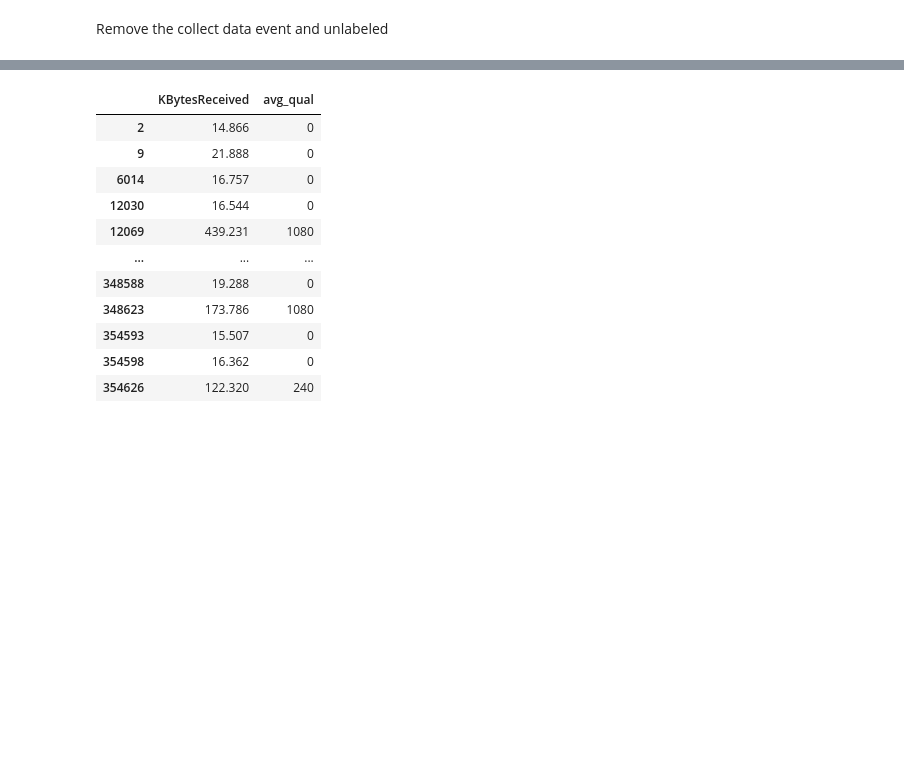
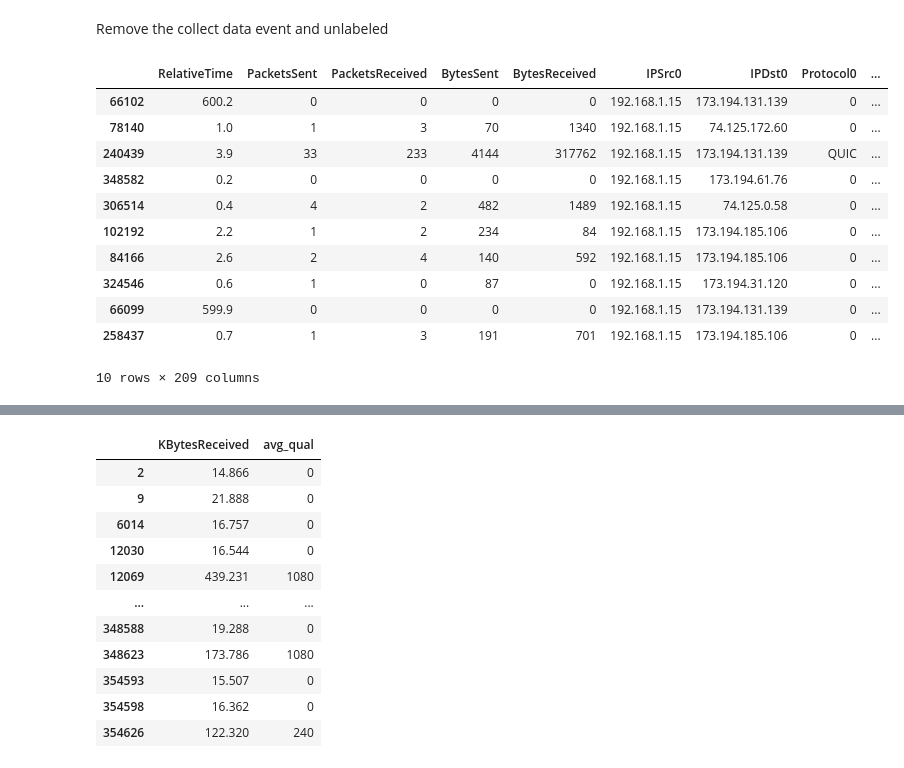
Before and after one commit to gao-keyong/requet, a Jupyter notebook: preprocessing.ipynb, the cells around one changed output, grey strips where cells are left out. Drawn from its saved outputs; the diff is of its cells as text; code cells hidden in the pictures; blank space fills up the shorter version.

```diff
--- a/preprocessing.ipynb
+++ b/preprocessing.ipynb
@@ -148,6 +150,21 @@ Remove the collect data event and unlabeled
 # %%
 df = df [df['CollectData']!=1]  #!why
 df = df [df['UnlabelledQuality']!=1]
+# %%
+df.sample(10)
+# %% [output]
+|  | RelativeTime | PacketsSent | PacketsReceived | BytesSent | BytesReceived | IPSrc0 | IPDst0 | Protocol0 | ... |
+| 66102 | 600.2 | 0 | 0 | 0 | 0 | 192.168.1.15 | 173.194.131.139 | 0 | ... |
+| 78140 | 1.0 | 1 | 3 | 70 | 1340 | 192.168.1.15 | 74.125.172.60 | 0 | ... |
+| 240439 | 3.9 | 33 | 233 | 4144 | 317762 | 192.168.1.15 | 173.194.131.139 | QUIC | ... |
+| 348582 | 0.2 | 0 | 0 | 0 | 0 | 192.168.1.15 | 173.194.61.76 | 0 | ... |
+| 306514 | 0.4 | 4 | 2 | 482 | 1489 | 192.168.1.15 | 74.125.0.58 | 0 | ... |
+| 102192 | 2.2 | 1 | 2 | 234 | 84 | 192.168.1.15 | 173.194.185.106 | 0 | ... |
+| 84166 | 2.6 | 2 | 4 | 140 | 592 | 192.168.1.15 | 173.194.185.106 | 0 | ... |
+| 324546 | 0.6 | 1 | 0 | 87 | 0 | 192.168.1.15 | 173.194.31.120 | 0 | ... |
+| 66099 | 599.9 | 0 | 0 | 0 | 0 | 192.168.1.15 | 173.194.131.139 | 0 | ... |
+| 258437 | 0.7 | 1 | 3 | 191 | 701 | 192.168.1.15 | 173.194.185.106 | 0 | ... |
+10 rows × 209 columns
 # %%
 df.info(verbose=True)
 # %% [output]
```
Also changed, not shown: parts of 2 cells of this notebook, 2 other files.
